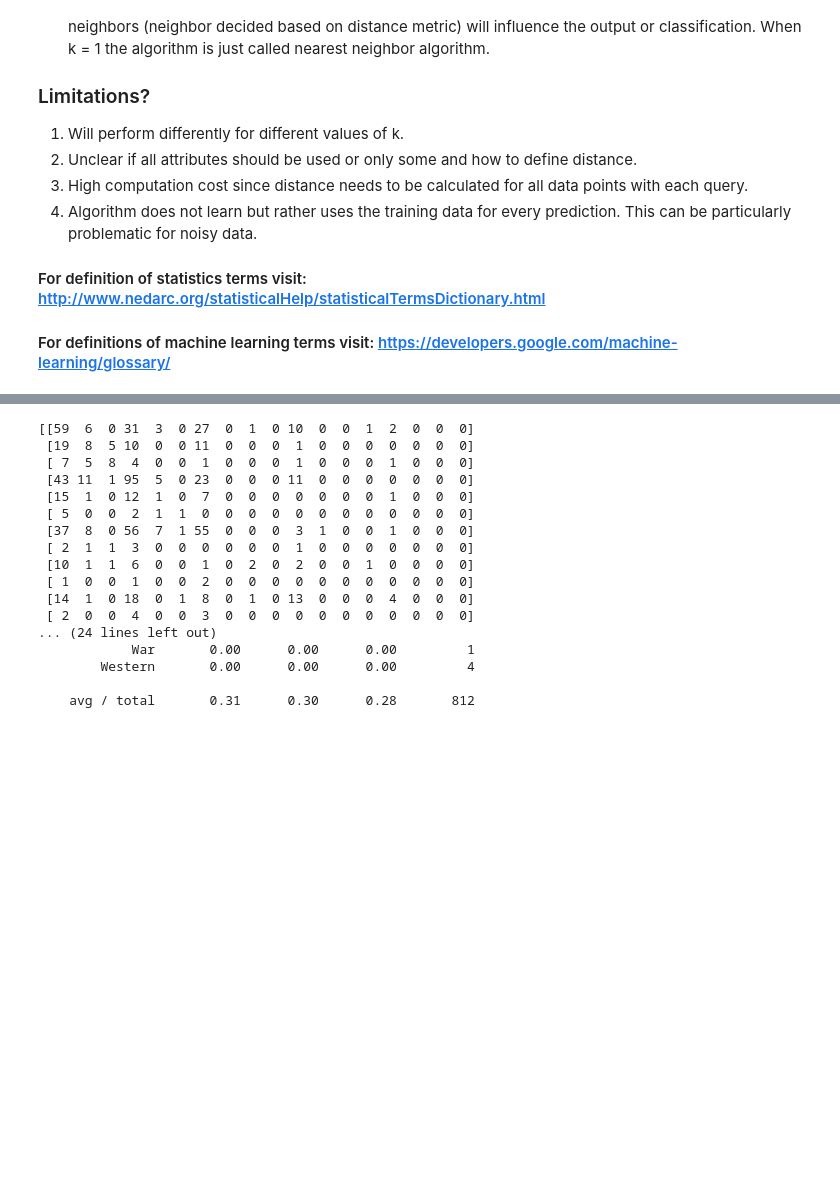
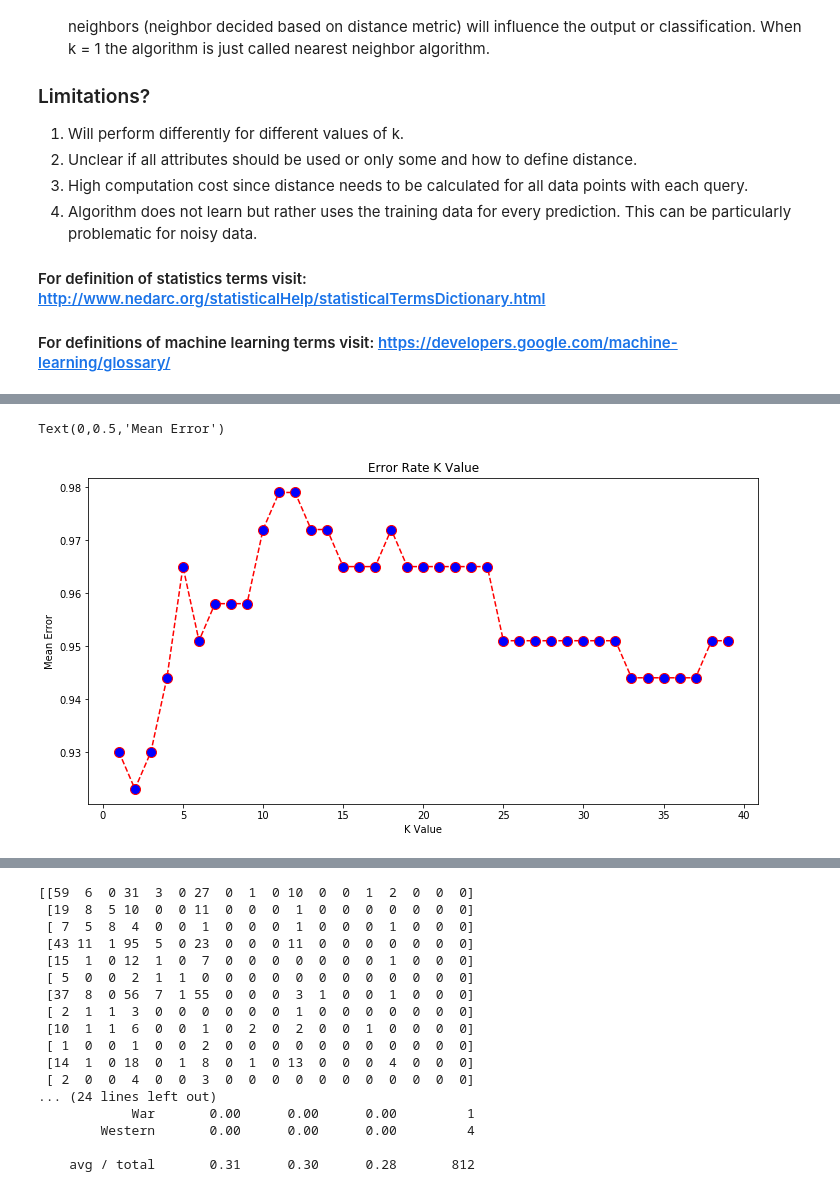
Before and after one commit to rkalhorn/project3, a Jupyter notebook: jupyter_notebooks/KNN.ipynb, the cells around one changed output, grey strips where cells are left out. Cells and saved outputs as stored; diff of their text form; code cells hidden in the pictures; blank space fills up the shorter version.

```diff
--- a/jupyter_notebooks/KNN.ipynb
+++ b/jupyter_notebooks/KNN.ipynb
@@ -38,0 +37,18 @@ from sklearn import metrics
+# %%
+#Load dataset
+cancer = datasets.load_breast_cancer()
+
+
+#The 13 features used as independent variables
+cancer_X = cancer.data
+
+#The response or dependent variable is a quantitative measure of disease progression one year after baselin
+cancer_y = cancer.target
+
+
+#We will look at 13 data measurements of breast cancer patients as well as if their tumor was benign or malignant
+# print the names of the 13 features
+print("Features: ", cancer.feature_names)
+
+# print the label type of cancer('malignant' 'benign')
+print("Target Outcomes: ", cancer.target_names)
@@ -38,0 +66,7 @@ from sklearn import metrics
+# %%
+# Split dataset into training set and test set
+X_train, X_test, y_train, y_test = train_test_split(cancer_X, cancer_y, random_state=42)
+# %%
+classifier = KNeighborsClassifier(n_neighbors=5)
+classifier.fit(X_train, y_train)
+y_pred = classifier.predict(X_test)
@@ -39,2 +85,22 @@ from sklearn import metrics
+# %%
+scores = []
+
+# Calculating error for K values between 1 and 40
+for i in range(1, 40):
+    knn = KNeighborsClassifier(n_neighbors=i)
+    knn.fit(X_train, y_train)
+    y_pred = knn.predict(X_test)
+
+    scores.append(metrics.accuracy_score(y_test, y_pred))
+# %%
+plt.figure(figsize=(12, 6))
+plt.plot(range(1, 40), scores, color='red', linestyle='dashed', marker='o',
+         markerfacecolor='blue', markersize=10)
+plt.title('Error Rate K Value')
+plt.xlabel('K Value')
+plt.ylabel('Mean Error')
+# %% [output]
+Text(0,0.5,'Mean Error')
+[figure, added]
 # %%
 #Import the data
```
Also changed, not shown: parts of 7 cells of this notebook, 2 other files.
